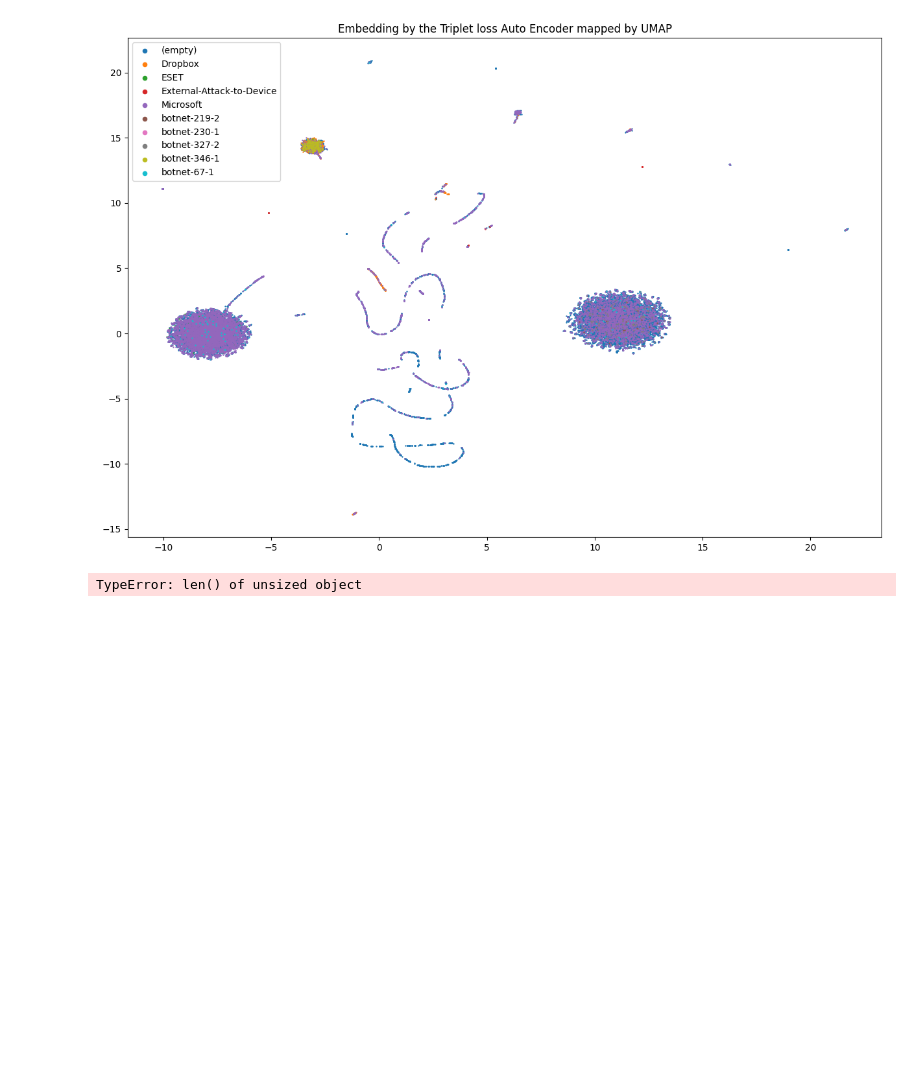
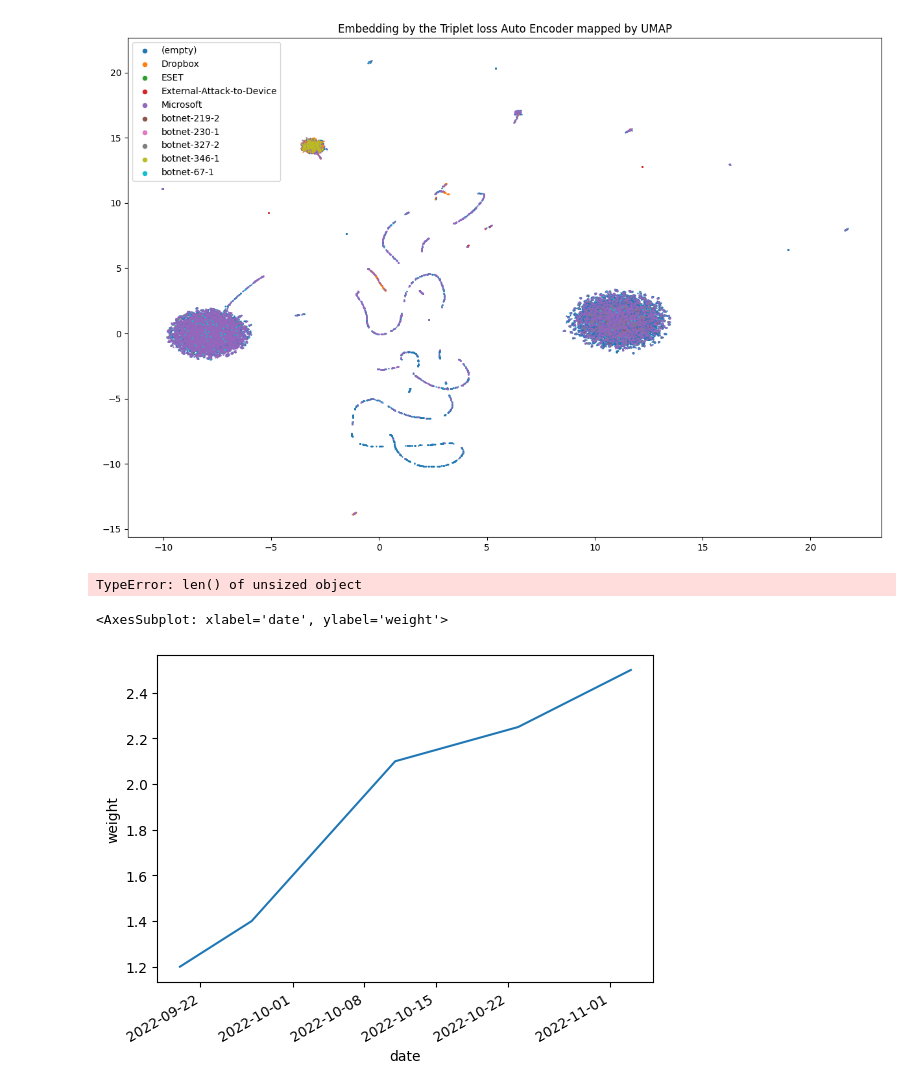
Before and after one commit to stratosphereips/feel_project, a Jupyter notebook: analysis/model_analysis.ipynb, the cells around one changed output. Cells and saved outputs as stored; diff of their text form; code cells hidden in the pictures; blank space fills up the shorter version.

```diff
--- a/analysis/model_analysis.ipynb
+++ b/analysis/model_analysis.ipynb
@@ -147,3 +144,20 @@ plt.show()
 legend.legendHandles[0]._sizes = [10]
 # %% [output]
 TypeError: len() of unsized object
+# %%
+data = {
+    '2022-09-20': 1.2,
+    '2022-09-27': 1.4,
+    '2022-10-01': 1.6,
+    '2022-10-05': 1.8,
+    '2022-10-11': 2.1,
+    '2022-10-23': 2.25,
+    '2022-11-03': 2.5,
+}
+df = pd.Series(data)
+series = pd.Series(data)
+series.index = pd.to_datetime(series.index)
+series.plot(xlabel='date', ylabel='weight')
+# %% [output]
+<AxesSubplot: xlabel='date', ylabel='weight'>
+[figure, added]
```
Also changed, not shown: parts of 1 cell of this notebook, 7 other files.
